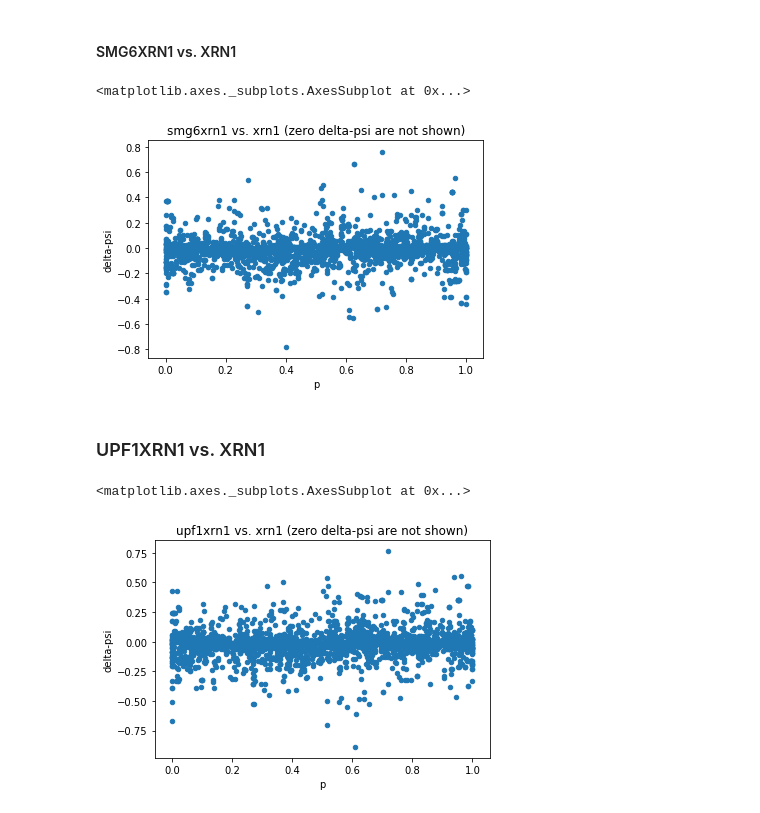
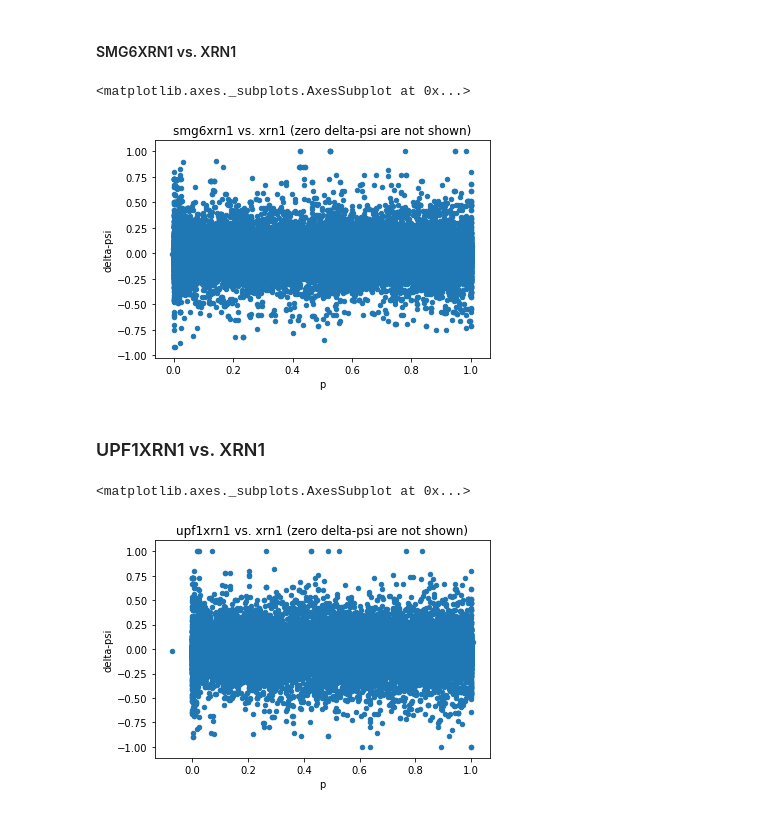
Before and after one commit to danchurova/exons_pipeline, a Jupyter notebook: exons_loc_psi_analysis.ipynb, the cells around one changed output. Cells and saved outputs as stored; diff of their text form; code cells hidden in the pictures.

```diff
--- a/exons_loc_psi_analysis.ipynb
+++ b/exons_loc_psi_analysis.ipynb
@@ -79 +200,13 @@ control_smg6xrn1 = control_smg6xrn1.dropna()
+# %%
+# merging control and smg6xrn1
+control_smg6xrn1_1 = pd.merge(control_1_sub, smg6xrn1_1sub, on="Exon")
+
+control_smg6xrn1_2 = pd.merge(control_2_sub, smg6xrn1_2sub, on="Exon")
+# %%
+# calculating delta-psi
+control_smg6xrn1_1['delta-psi'] = control_smg6xrn1_1['smg6xrn1_psi'] - control_smg6xrn1_1['control_psi']
+control_smg6xrn1_1 = control_smg6xrn1_1.dropna()
+
+control_smg6xrn1_2['delta-psi'] = control_smg6xrn1_2['smg6xrn1_psi'] - control_smg6xrn1_2['control_psi']
+control_smg6xrn1_2 = control_smg6xrn1_2.dropna()
 # %%
@@ -111,9 +265,26 @@ xrn1_smg6xrn1 = xrn1_smg6xrn1.dropna()
+# %%
+xrn1_1ref = xrn1_1[['Gene', 'Gene_start', 'Gene_end', 'Exon', 'p', 'xrn1_psi']]
+xrn1_2ref = xrn1_2[['Gene', 'Gene_start', 'Gene_end', 'Exon', 'new_p', 'xrn1_psi']]
+
+
+# merging xrn1 and smg6xrn1
+xrn1_smg6xrn1_1 = pd.merge(xrn1_1ref, smg6xrn1_1sub, on="Exon")
+
+xrn1_smg6xrn1_2 = pd.merge(xrn1_2ref, smg6xrn1_2sub, on="Exon")
+# %%
+# calculating delta-psi
+xrn1_smg6xrn1_1['delta-psi'] = xrn1_smg6xrn1_1['smg6xrn1_psi'] - xrn1_smg6xrn1_1['xrn1_psi']
+xrn1_smg6xrn1_1 = xrn1_smg6xrn1_1.dropna()
+
+xrn1_smg6xrn1_2['delta-psi'] = xrn1_smg6xrn1_2['smg6xrn1_psi'] - xrn1_smg6xrn1_2['xrn1_psi']
+xrn1_smg6xrn1_2 = control_smg6xrn1_2.dropna()
 # %%
-xrn1_smg6xrn1_non_zero = xrn1_smg6xrn1[xrn1_smg6xrn1['delta-psi'] != 0]
+xrn1_smg6xrn1_1_non_zero = xrn1_smg6xrn1_1[xrn1_smg6xrn1_1['delta-psi'] != 0]
+xrn1_smg6xrn1_2_non_zero = xrn1_smg6xrn1_2[xrn1_smg6xrn1_2['delta-psi'] != 0]
 
-xrn1_smg6xrn1_non_zero.plot(x="p", y="delta-psi", kind='scatter', title = 'smg6xrn1 vs. xrn1 (zero delta-psi are not shown)' )
+xrn1_smg6xrn1_1_non_zero.plot(x="p", y="delta-psi", kind='scatter', title = 'smg6xrn1 vs. xrn1 (zero delta-psi are not shown)' )
 # %% [output]
 <matplotlib.axes._subplots.AxesSubplot at 0x...>
-[figure, old version]
+[figure, new version]
 # %% [markdown]
 ### UPF1XRN1 vs. XRN1
@@ -127,7 +303,8 @@ xrn1_upf1xrn1 = xrn1_upf1xrn1.dropna()
 # %%
-xrn1_upf1xrn1_non_zero = xrn1_upf1xrn1[xrn1_upf1xrn1['delta-psi'] != 0]
+xrn1_upf1xrn1_1_non_zero = xrn1_upf1xrn1_1[xrn1_upf1xrn1_1['delta-psi'] != 0]
+xrn1_upf1xrn1_2_non_zero = xrn1_upf1xrn1_2[xrn1_upf1xrn1_2['delta-psi'] != 0]
 
-xrn1_upf1xrn1_non_zero.plot(x="p", y="delta-psi", kind='scatter', title = 'upf1xrn1 vs. xrn1 (zero delta-psi are not shown)' )
+xrn1_upf1xrn1_1_non_zero.plot(x="p", y="delta-psi", kind='scatter', title = 'upf1xrn1 vs. xrn1 (zero delta-psi are not shown)' )
 # %% [output]
 <matplotlib.axes._subplots.AxesSubplot at 0x...>
-[figure, old version]
+[figure, new version]
```
Also changed, not shown: parts of 39 cells of this notebook, 51 other files.
